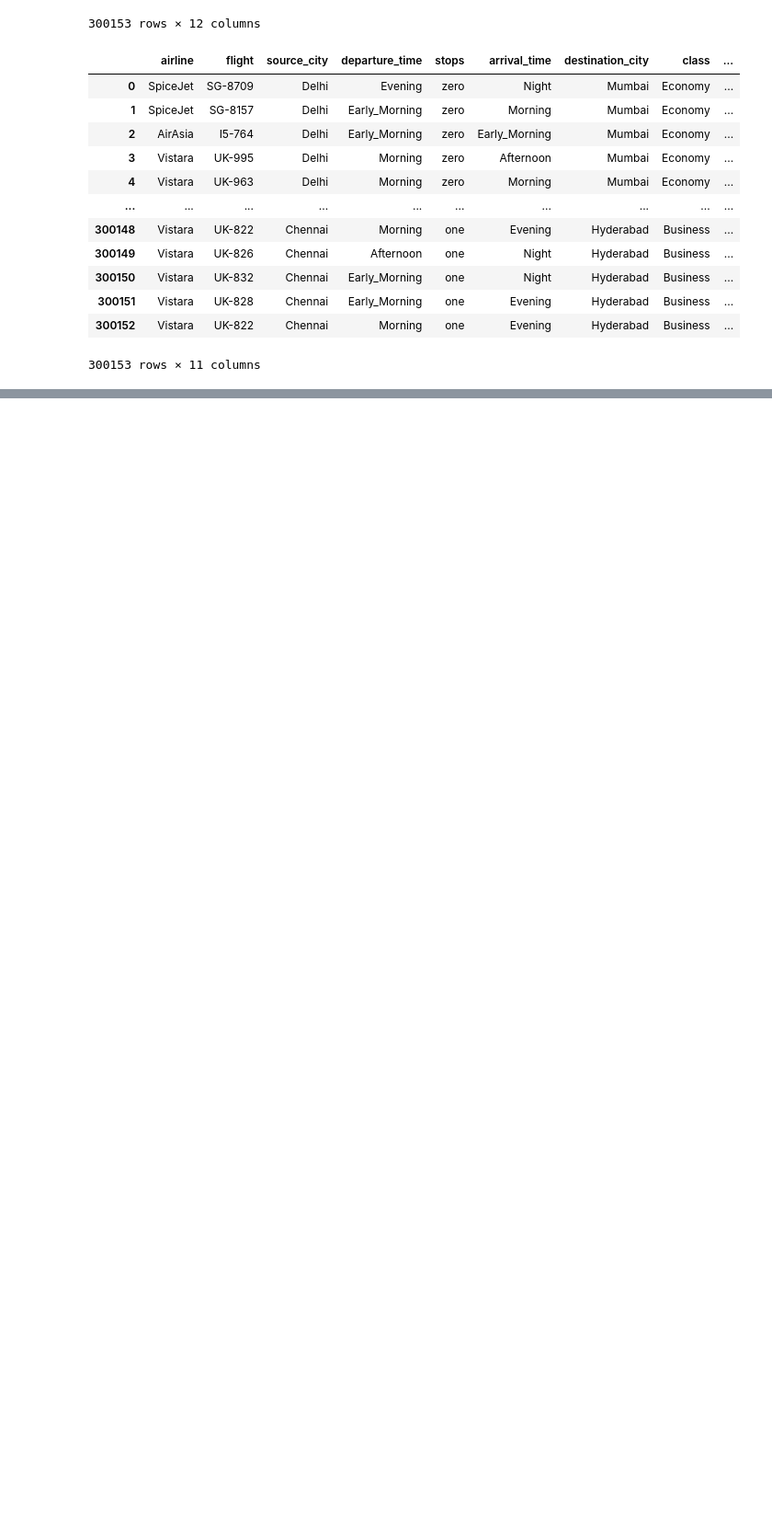
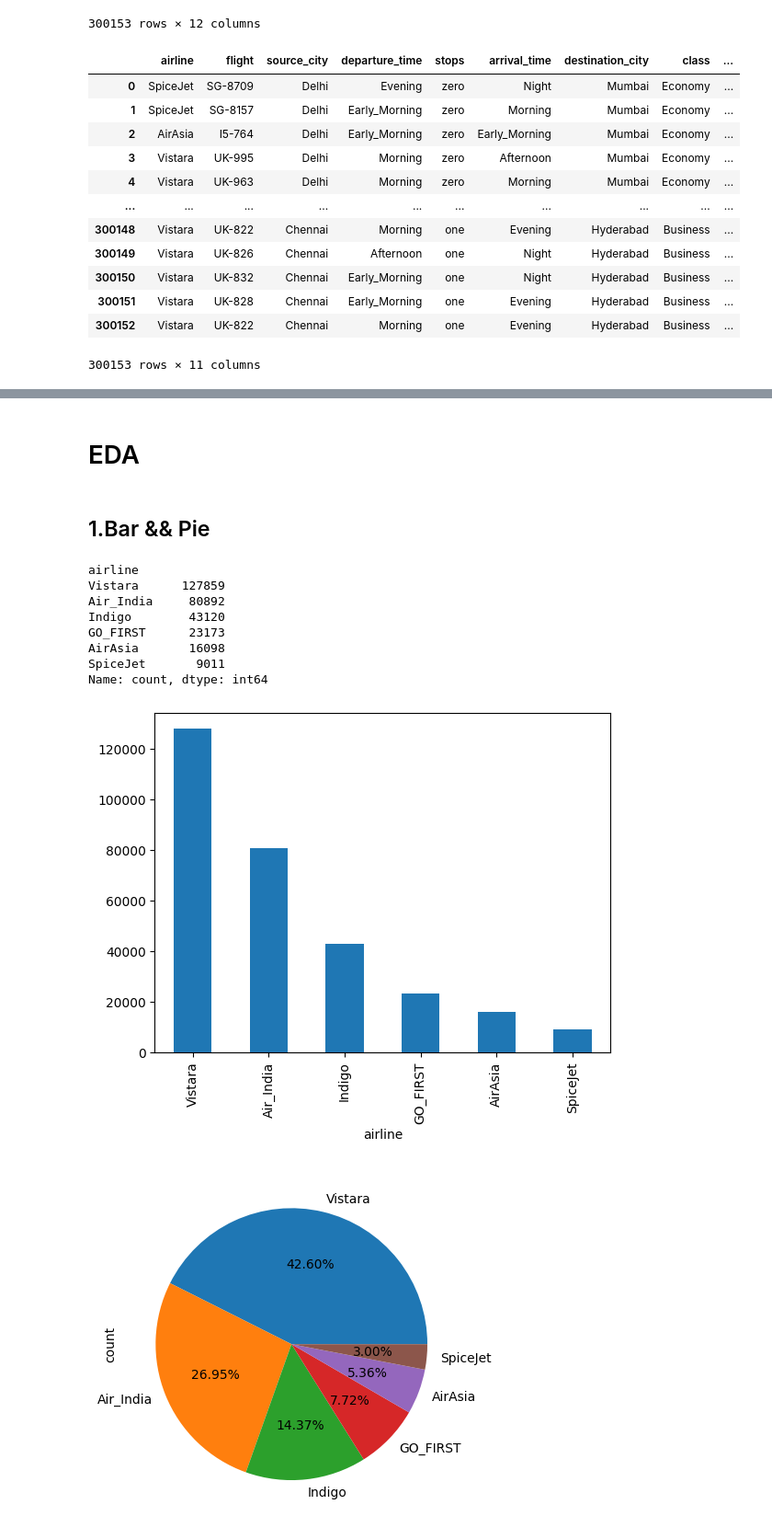
Before and after one commit to sagarsinghchauhan/Machine-Learning-Project-with-multiple-model, a Jupyter notebook: flight-price-prediction.ipynb, the cells around one changed output, grey strips where cells are left out. Shown at 92% size. Drawn from its saved outputs; the diff is of its cells as text; code cells hidden in the pictures; blank space fills up the shorter version.

```diff
--- a/flight-price-prediction.ipynb
+++ b/flight-price-prediction.ipynb
@@ -92,0 +100,21 @@ max        49.830000      49.000000  123071.000000
+# %% [markdown]
+# EDA
+# %% [markdown]
+## 1.Bar && Pie
+# %%
+print(df['airline'].value_counts())
+df['airline'].value_counts().plot(kind ='bar')
+plt.show()
+df['airline'].value_counts().plot(kind ='pie',autopct = '%.2f%%')
+plt.show()
+# %% [output]
+airline
+Vistara      127859
+Air_India     80892
+Indigo        43120
+GO_FIRST      23173
+AirAsia       16098
+SpiceJet       9011
+Name: count, dtype: int64
+[figure, added]
+[figure, added]
```
Also changed, not shown: parts of 13 cells of this notebook.
